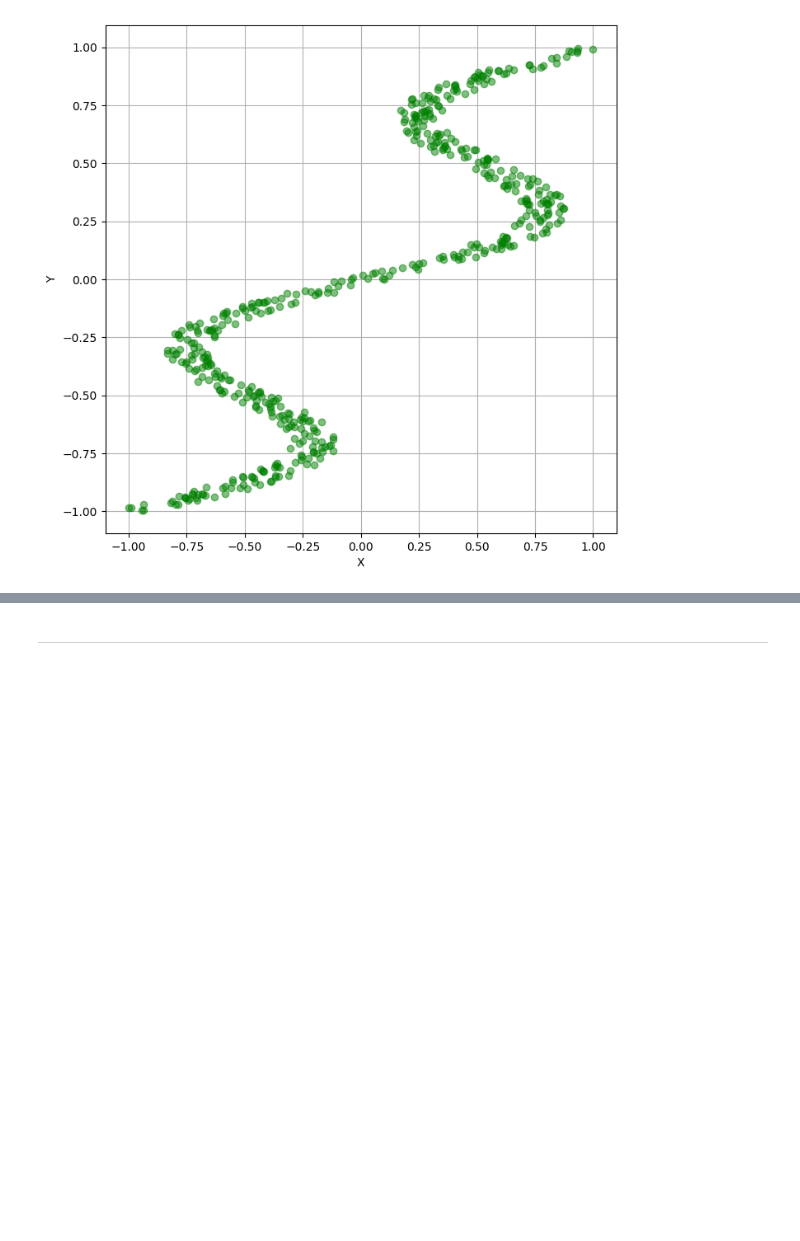
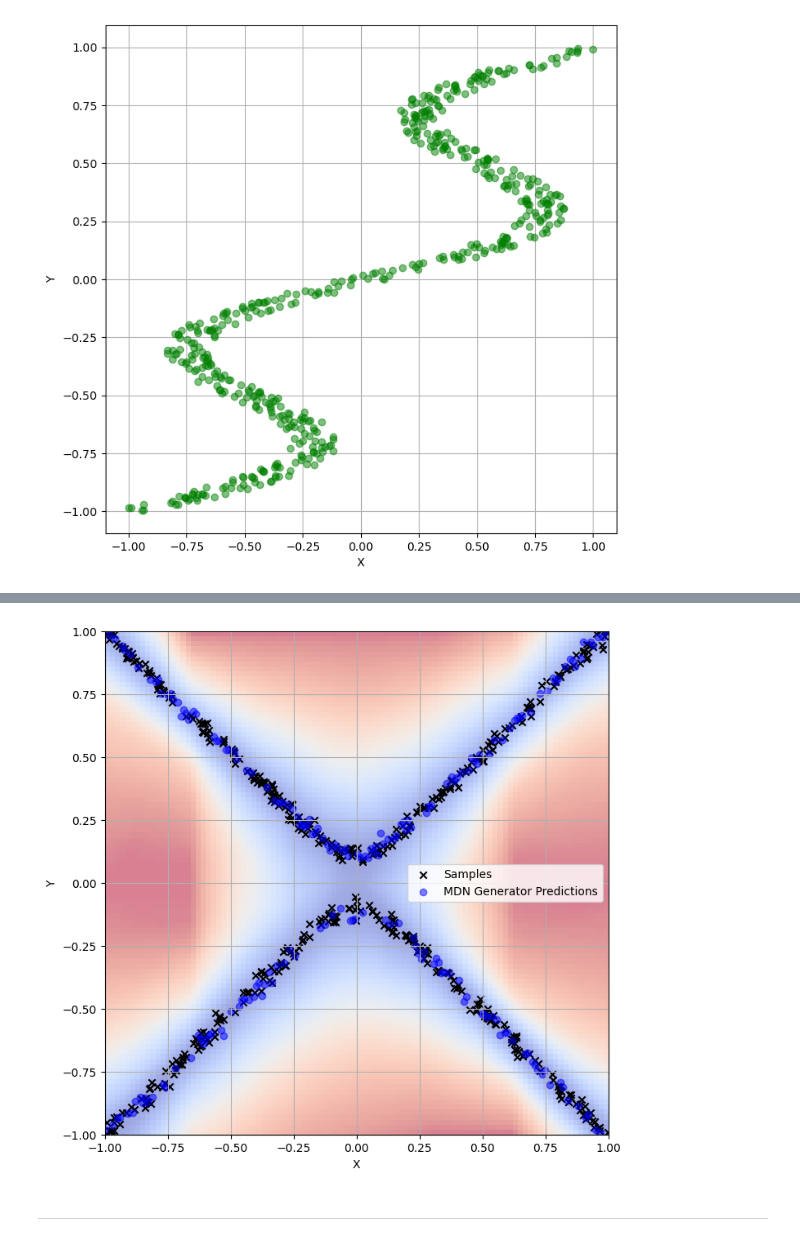
Before and after one commit to zipping-suger/MultiModLearn, a Jupyter notebook: note.ipynb, the cells around one changed output, grey strips where cells are left out. Drawn from its saved outputs; the diff is of its cells as text; code cells hidden in the pictures; blank space fills up the shorter version.

Commit message:
tested the combination of EBGAN and MDN, worked well

```diff
--- a/note.ipynb
+++ b/note.ipynb
@@ -902,3 +1338,50 @@ plt.show()
+# %%
+# Generate grid points within the range of x values
+x_range = np.linspace(-1, 1, 100)
+y_range = np.linspace(-1, 1, 100)
+grid_x, grid_y = np.meshgrid(x_range, y_range)
+grid_points = torch.tensor(np.stack([grid_x.ravel(), grid_y.ravel()], axis=1), dtype=torch.float32).to(device)
+
+# Compute energy model output for each grid point
+energy_outputs = ebgan_energy_model(grid_points[:, :1], grid_points[:, 1:]).detach().cpu().numpy()
+energy_outputs = energy_outputs.reshape(100, 100)
+
+# Normalize every column of the heatmap
+energy_outputs = (energy_outputs - energy_outputs.min(axis=0)) / (energy_outputs.max(axis=0) - energy_outputs.min(axis=0))
+
+# Plot the heatmap and the function, samples, and predictions in the same figure
+fig, ax = plt.subplots(figsize=(8, 8))
+
+# Plot the heatmap
+heatmap = ax.imshow(energy_outputs, extent=(-1, 1, -1, 1), origin='lower', cmap='coolwarm', alpha=0.5)
+# plt.colorbar(heatmap, ax=ax, label='Energy Model Output')
+
+# Plot the samples
+ax.scatter(x, y, marker='x', color='black', label='Samples')
+
+# Random sample the query points and get the predictions using mdn_generator
+num_query_points = 200
+query_points = np.linspace(-1, 1, num_query_points)
+query_points_tensor = torch.tensor(query_points, dtype=torch.float32).unsqueeze(1).to(device)
+z = torch.randn(num_query_points, latent_size).to(device)
+
+# Generate samples from the mixture model
+predictions_mdn = ebgan_mdn_generator.sample(z, query_points_tensor).detach().cpu().numpy()
+
+# Plot the MDN generator predictions
+ax.scatter(query_points, predictions_mdn, marker='o', color='blue', label='MDN Generator Predictions', alpha=0.5)
+
+# Set limits to cut the plot within -1, 1
+ax.set_xlim(-1, 1)
+ax.set_ylim(-1, 1)
+
+ax.set_xlabel('X')
+ax.set_ylabel('Y')
+ax.grid()
+ax.legend()
+plt.show()
+# %% [output]
+[figure, added]
 # %% [markdown]
 ---
 # %% [markdown]
```
Also changed, not shown: parts of 15 cells of this notebook.
